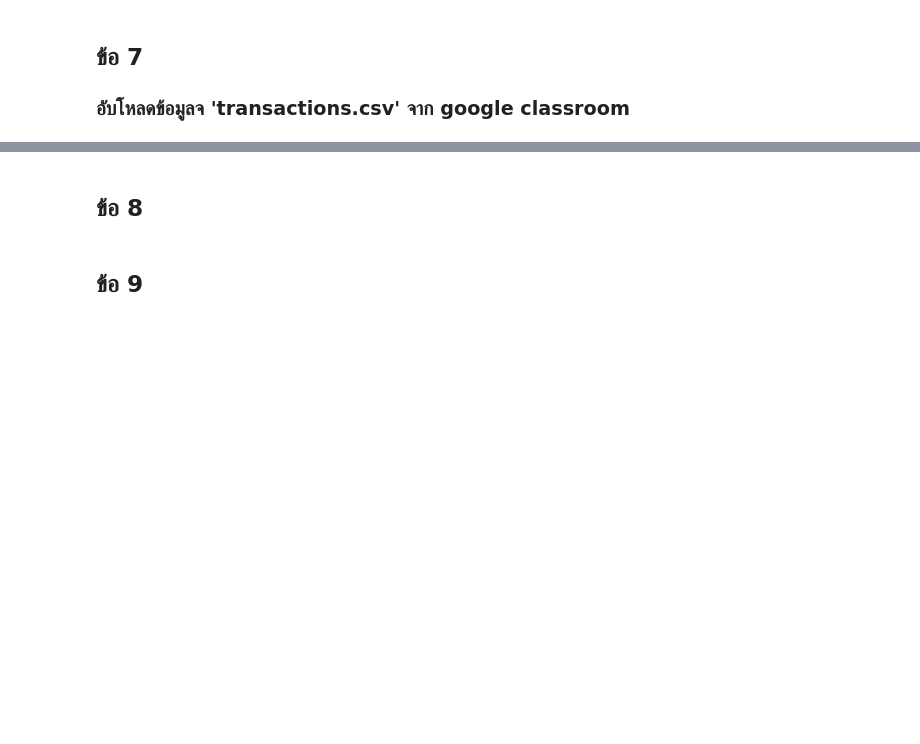
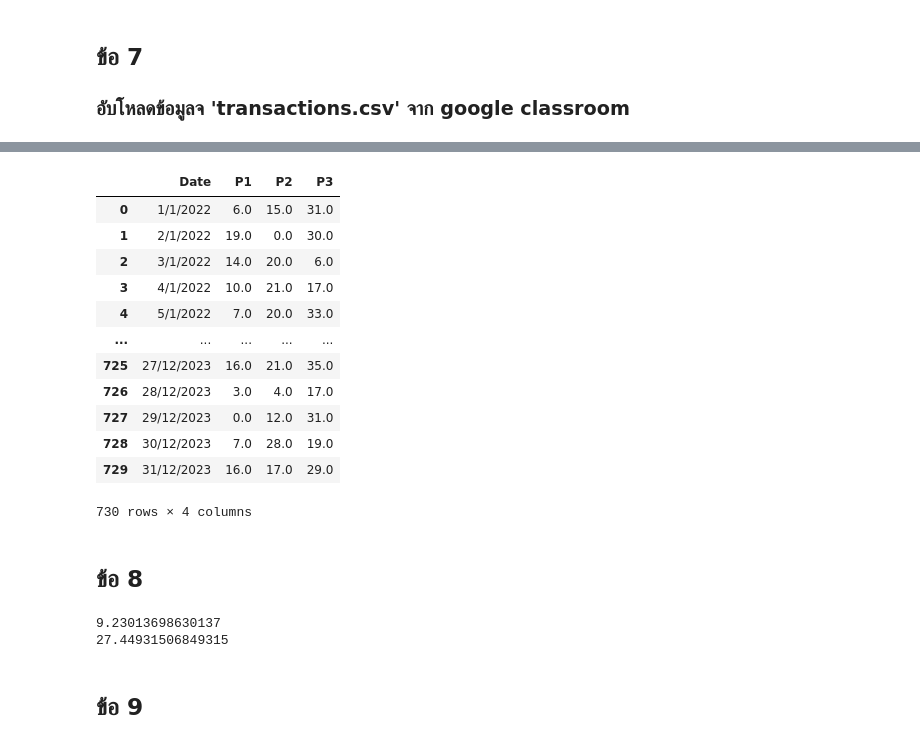
Before and after one commit to fufu-2345/studyYear3, a Jupyter notebook: ML/lab4/LAB4_Linear_regression.ipynb, the cells around one changed output, grey strips where cells are left out. Cells and saved outputs as stored; diff of their text form; code cells hidden in the pictures; blank space fills up the shorter version.

```diff
--- a/ML/lab4/LAB4_Linear_regression.ipynb
+++ b/ML/lab4/LAB4_Linear_regression.ipynb
@@ -149,4 +166,27 @@ MSE:  8.333278278541442
+# %%
+df=df.dropna()
+df
+# %% [output]
+|  | Date | P1 | P2 | P3 |
+| 0 | 1/1/2022 | 6.0 | 15.0 | 31.0 |
+| 1 | 2/1/2022 | 19.0 | 0.0 | 30.0 |
+| 2 | 3/1/2022 | 14.0 | 20.0 | 6.0 |
+| 3 | 4/1/2022 | 10.0 | 21.0 | 17.0 |
+| 4 | 5/1/2022 | 7.0 | 20.0 | 33.0 |
+| ... | ... | ... | ... | ... |
+| 725 | 27/12/2023 | 16.0 | 21.0 | 35.0 |
+| 726 | 28/12/2023 | 3.0 | 4.0 | 17.0 |
+| 727 | 29/12/2023 | 0.0 | 12.0 | 31.0 |
+| 728 | 30/12/2023 | 7.0 | 28.0 | 19.0 |
+| 729 | 31/12/2023 | 16.0 | 17.0 | 29.0 |
+730 rows × 4 columns
 # %% [markdown]
 ## ข้อ 8
+# %%
+print(df['P1'].mean())
+print(df['P3'].mean())
+# %% [output]
+9.23013698630137
+27.44931506849315
 # %% [markdown]
 ## ข้อ 9
```
Also changed, not shown: parts of 22 cells of this notebook.
